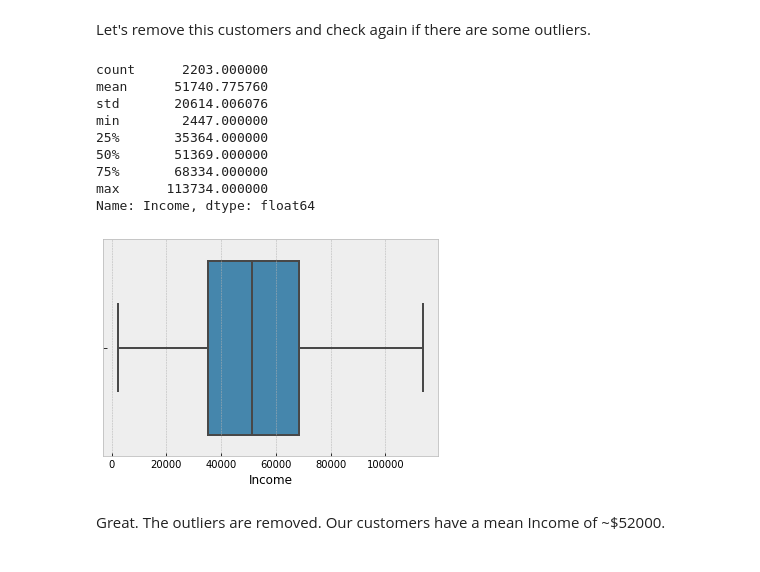
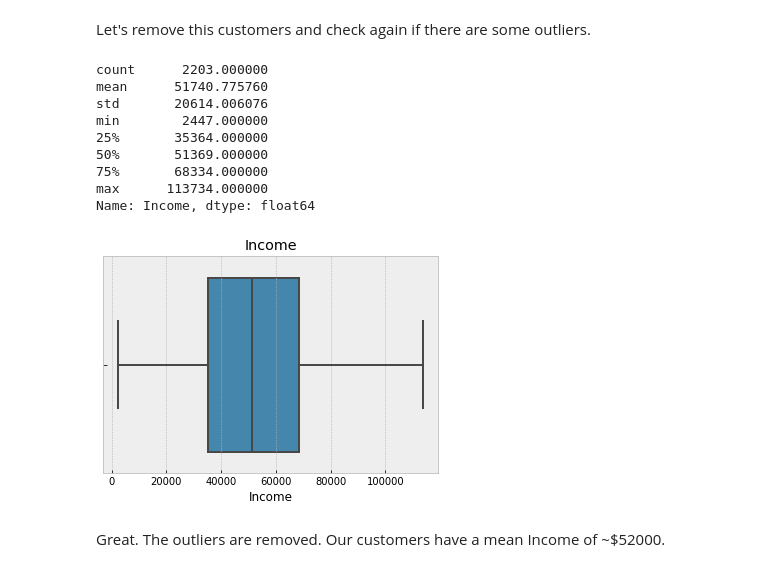
Before and after one commit to Danielgmelo/ifood, a Jupyter notebook: my_project/notebooks/eda/customers.ipynb, the cells around one changed output. Cells and saved outputs as stored; diff of their text form; code cells hidden in the pictures.

```diff
--- a/my_project/notebooks/eda/customers.ipynb
+++ b/my_project/notebooks/eda/customers.ipynb
@@ -47,7 +52,8 @@ dtypes = {'ID': str}
 columns = ['ID', 'Education', 'Marital_Status', 'Income', 'Kidhome','Teenhome', 'Recency', 'MntWines', 'MntFruits',
        'MntMeatProducts', 'MntFishProducts', 'MntSweetProducts', 'MntGoldProds', 'NumDealsPurchases', 'NumWebPurchases',
        'NumCatalogPurchases', 'NumStorePurchases', 'NumWebVisitsMonth','Complain', 'Age', 'MntTotal', 'NumTotalPurchases',
-       'AcceptedTotalFirstFiveCmps', 'AcceptedTotalFirstFiveCmpsMorePilot', 'TotalYearAfterRegistration', 'TotalChildren']
+       'AcceptedTotalFirstFiveCmps', 'AcceptedTotalFirstFiveCmpsMorePilot', 'TotalYearAfterRegistration', 'TotalChildren',
+           'DaysOfRegistration', 'NumTotalPurchasesByMonthRegistred', 'PurchaseEveryNDays']
 
 df = pd.read_csv(DATA / 'ml_project1_data_pre_processed.csv', dtype=dtypes, usecols=columns)
 # %% [markdown]
@@ -168,21 +175,21 @@ Name: Income, dtype: float64
 # %% [markdown]
 Let's remove this customers and check again if there are some outliers.
 # %%
-income_outliers_removed = income_not_null_values[income_not_null_values < upper_bound]
+income_outliers_removed = income_not_null_values[income_not_null_values < income_upper_bound]
 
-sns.boxplot(x=income_outliers_removed)
+sns.boxplot(x=income_outliers_removed), plt.title('Income')
 income_outliers_removed.describe()
 # %% [output]
 count      2203.000000
 mean      51740.775760
 std       20614.006076
 min        2447.000000
 25%       35364.000000
 50%       51369.000000
 75%       68334.000000
 max      113734.000000
 Name: Income, dtype: float64
-[figure, old version]
+[figure, new version]
 # %% [markdown]
 Great. The outliers are removed. Our customers have a mean Income of ~$52000.
 # %% [markdown]
```
Also changed, not shown: parts of 38 cells of this notebook, 10 other files.
